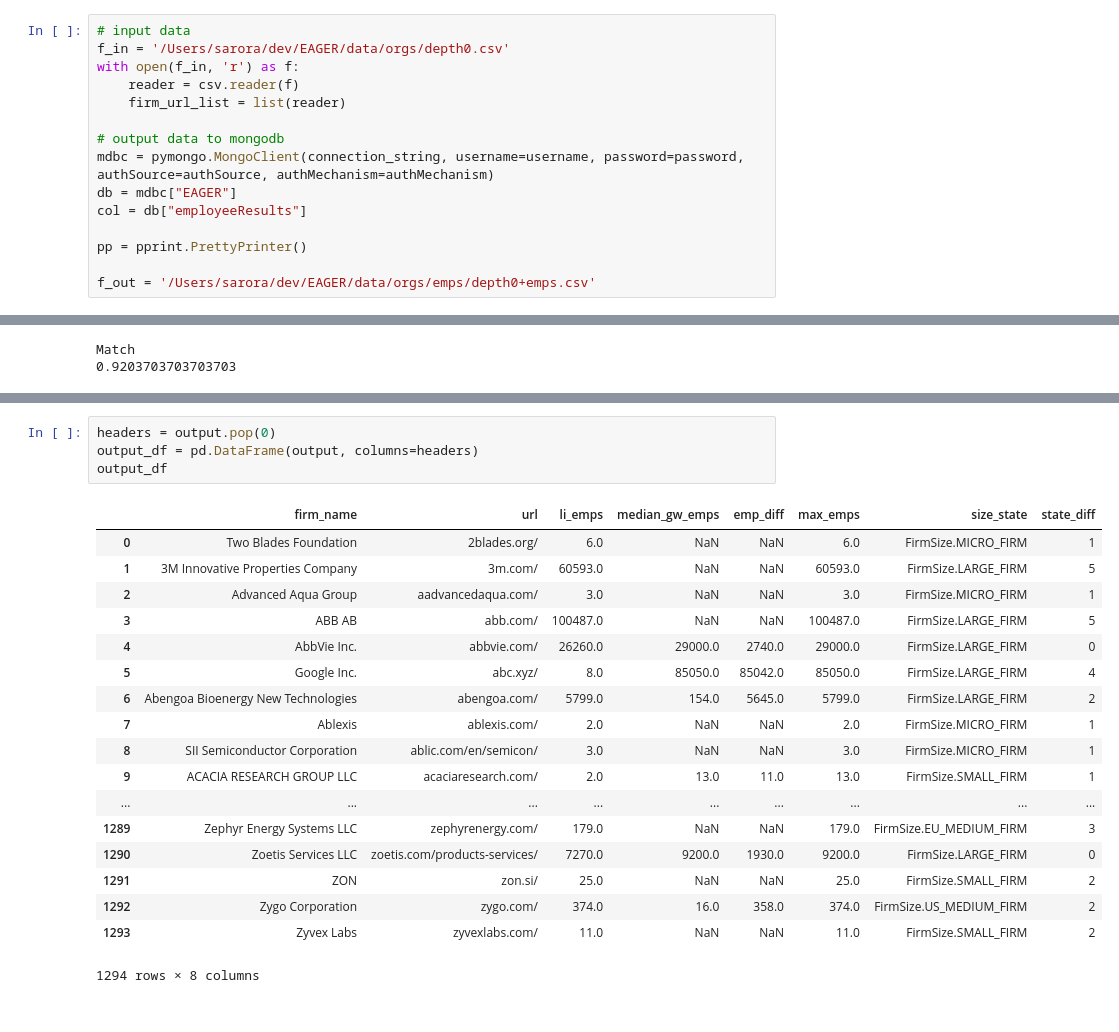
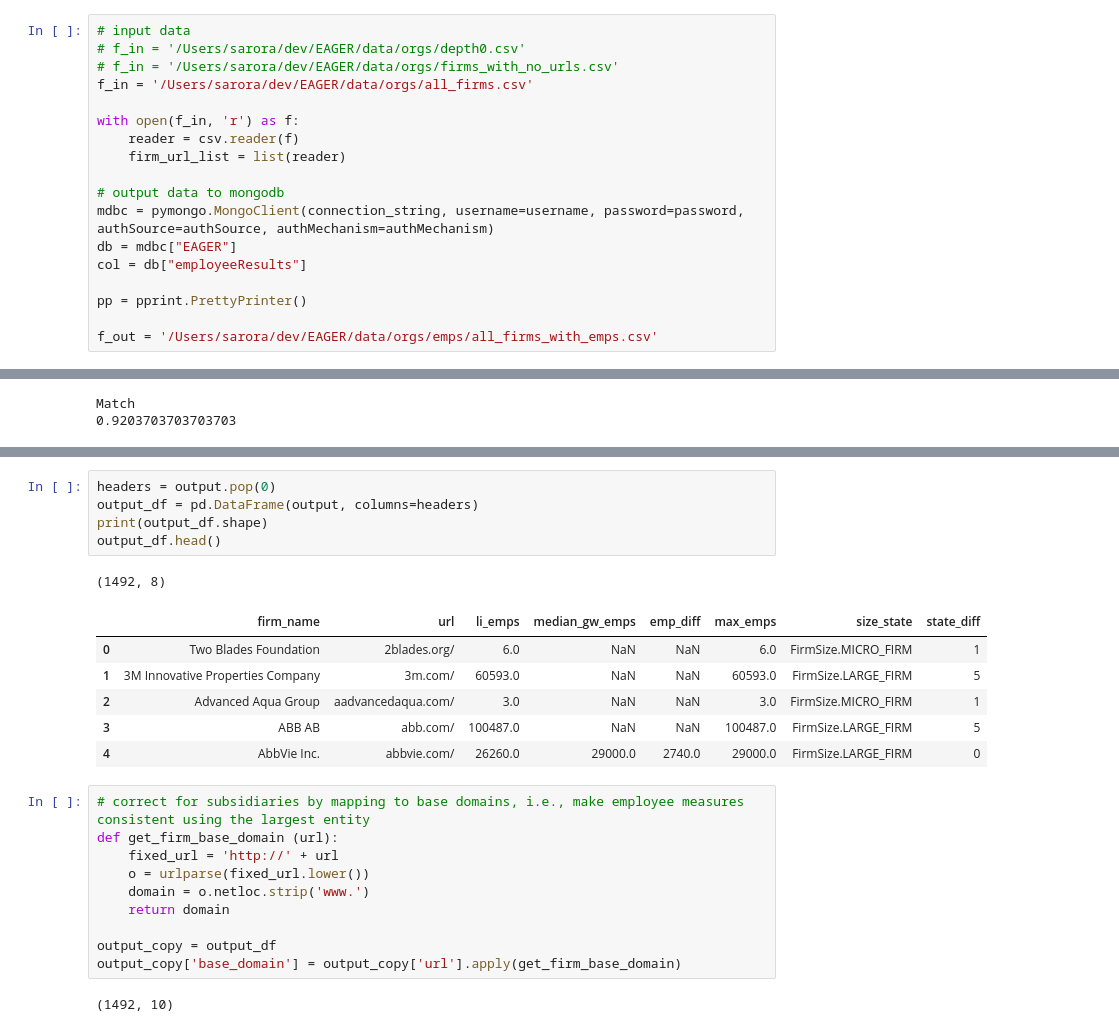
Before and after one commit to euphonic/EAGER, a Jupyter notebook: code/urls/collect-employee-data-v1.ipynb, the cells around one changed output, grey strips where cells are left out. Drawn from its saved outputs; the diff is of its cells as text.

```diff
--- a/code/urls/collect-employee-data-v1.ipynb
+++ b/code/urls/collect-employee-data-v1.ipynb
@@ -27,7 +27,10 @@ from sklearn.feature_extraction.text import TfidfVectorizer
 import pandas as pd
 # %%
 # input data
-f_in = '/Users/sarora/dev/EAGER/data/orgs/depth0.csv'
+# f_in = '/Users/sarora/dev/EAGER/data/orgs/depth0.csv'
+# f_in = '/Users/sarora/dev/EAGER/data/orgs/firms_with_no_urls.csv'
+f_in = '/Users/sarora/dev/EAGER/data/orgs/all_firms.csv'
+
 with open(f_in, 'r') as f:
     reader = csv.reader(f)
     firm_url_list = list(reader)
@@ -39,7 +42,7 @@ col = db["employeeResults"]
 
 pp = pprint.PrettyPrinter()
 
-f_out = '/Users/sarora/dev/EAGER/data/orgs/emps/depth0+emps.csv'
+f_out = '/Users/sarora/dev/EAGER/data/orgs/emps/all_firms_with_emps.csv'
 # %%
 from enum import Enum
 class FirmSize (Enum):
@@ -464,24 +485,26 @@ Working on  Zyvex Labs
 # %%
 headers = output.pop(0)
 output_df = pd.DataFrame(output, columns=headers)
-output_df
+print(output_df.shape)
+output_df.head()
 # %% [output]
+(1492, 8)
 |  | firm_name | url | li_emps | median_gw_emps | emp_diff | max_emps | size_state | state_diff |
 | 0 | Two Blades Foundation | 2blades.org/ | 6.0 | NaN | NaN | 6.0 | FirmSize.MICRO_FIRM | 1 |
 | 1 | 3M Innovative Properties Company | 3m.com/ | 60593.0 | NaN | NaN | 60593.0 | FirmSize.LARGE_FIRM | 5 |
 | 2 | Advanced Aqua Group | aadvancedaqua.com/ | 3.0 | NaN | NaN | 3.0 | FirmSize.MICRO_FIRM | 1 |
 | 3 | ABB AB | abb.com/ | 100487.0 | NaN | NaN | 100487.0 | FirmSize.LARGE_FIRM | 5 |
 | 4 | AbbVie Inc. | abbvie.com/ | 26260.0 | 29000.0 | 2740.0 | 29000.0 | FirmSize.LARGE_FIRM | 0 |
-| 5 | Google Inc. | abc.xyz/ | 8.0 | 85050.0 | 85042.0 | 85050.0 | FirmSize.LARGE_FIRM | 4 |
-| 6 | Abengoa Bioenergy New Technologies | abengoa.com/ | 5799.0 | 154.0 | 5645.0 | 5799.0 | FirmSize.LARGE_FIRM | 2 |
-| 7 | Ablexis | ablexis.com/ | 2.0 | NaN | NaN | 2.0 | FirmSize.MICRO_FIRM | 1 |
-| 8 | SII Semiconductor Corporation | ablic.com/en/semicon/ | 3.0 | NaN | NaN | 3.0 | FirmSize.MICRO_FIRM | 1 |
-| 9 | ACACIA RESEARCH GROUP LLC | acaciaresearch.com/ | 2.0 | 13.0 | 11.0 | 13.0 | FirmSize.SMALL_FIRM | 1 |
-| ... | ... | ... | ... | ... | ... | ... | ... | ... |
-| 1289 | Zephyr Energy Systems LLC | zephyrenergy.com/ | 179.0 | NaN | NaN | 179.0 | FirmSize.EU_MEDIUM_FIRM | 3 |
-| 1290 | Zoetis Services LLC | zoetis.com/products-services/ | 7270.0 | 9200.0 | 1930.0 | 9200.0 | FirmSize.LARGE_FIRM | 0 |
-| 1291 | ZON | zon.si/ | 25.0 | NaN | NaN | 25.0 | FirmSize.SMALL_FIRM | 2 |
-| 1292 | Zygo Corporation | zygo.com/ | 374.0 | 16.0 | 358.0 | 374.0 | FirmSize.US_MEDIUM_FIRM | 2 |
-| 1293 | Zyvex Labs | zyvexlabs.com/ | 11.0 | NaN | NaN | 11.0 | FirmSize.SMALL_FIRM | 2 |
-1294 rows × 8 columns
+# %%
+# correct for subsidiaries by mapping to base domains, i.e., make employee measures consistent using the largest entity
+def get_firm_base_domain (url):
+    fixed_url = 'http://' + url
+    o = urlparse(fixed_url.lower())
+    domain = o.netloc.strip('www.')
+    return domain
+
+output_copy = output_df
+output_copy['base_domain'] = output_copy['url'].apply(get_firm_base_domain)
+# %% [output]
+(1492, 10)
 # %%
```
Also changed, not shown: parts of 5 cells of this notebook, 11 other files.
